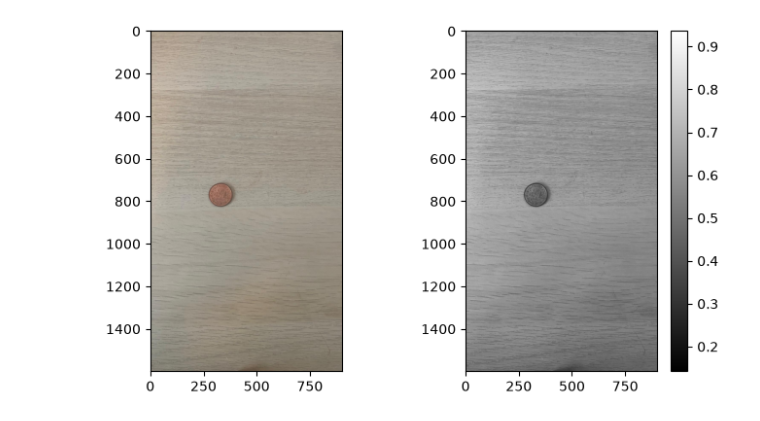
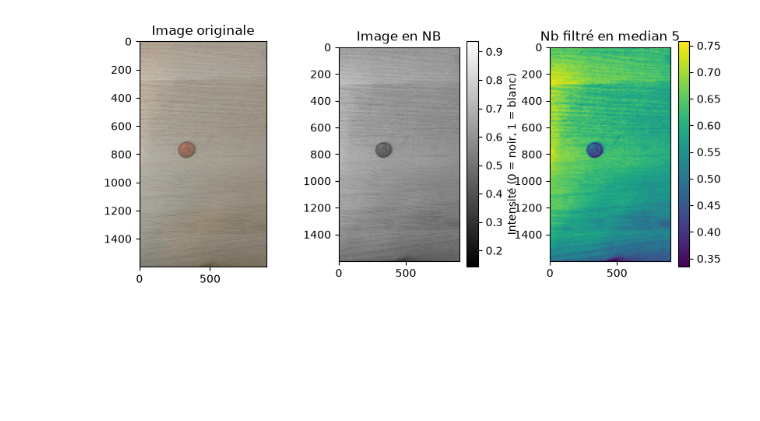
Before and after one commit to GraindeRiz/signaux_monnaie, a Jupyter notebook: main.ipynb, the cells around one changed output. Drawn from its saved outputs; the diff is of its cells as text; code cells hidden in the pictures; blank space fills up the shorter version.

Commit message:
triple affichage NB + filtré

```diff
--- a/main.ipynb
+++ b/main.ipynb
@@ -7,15 +7,27 @@ from numpy import fft
 # %%
 import matplotlib.pyplot as plt
 from skimage.color import rgb2gray
+from skimage.filters import median, threshold_otsu
+from skimage.morphology import disk
+
 
 img = plt.imread("images_test/euro-9.jpeg")
 plt.figure(figsize=(8 , 10))#dimensioner l'img
-plt.subplot(2,2,1)
+plt.subplot(3,3,1)
 img_gray = rgb2gray(img)
+sat = median(img_gray,disk(5))
+plt.title('Image originale')
 plt.imshow(img)
-plt.subplot(2,2,2)
-plt.imshow(img_gray,cmap='gray')
+
+plt.subplot(3,3,2)
+plt.title('Image en NB')
+plt.imshow(img_gray,cmap="gray")
+plt.colorbar(label='Intensité (0 = noir, 1 = blanc)')
+plt.subplot(3,3,3)
+plt.title('Nb filtré en median 5')
+plt.imshow(sat)
 plt.colorbar()
+plt.tight_layout()
 plt.show()
 # %% [output]
-[figure, old version]
+[figure, new version]
```
